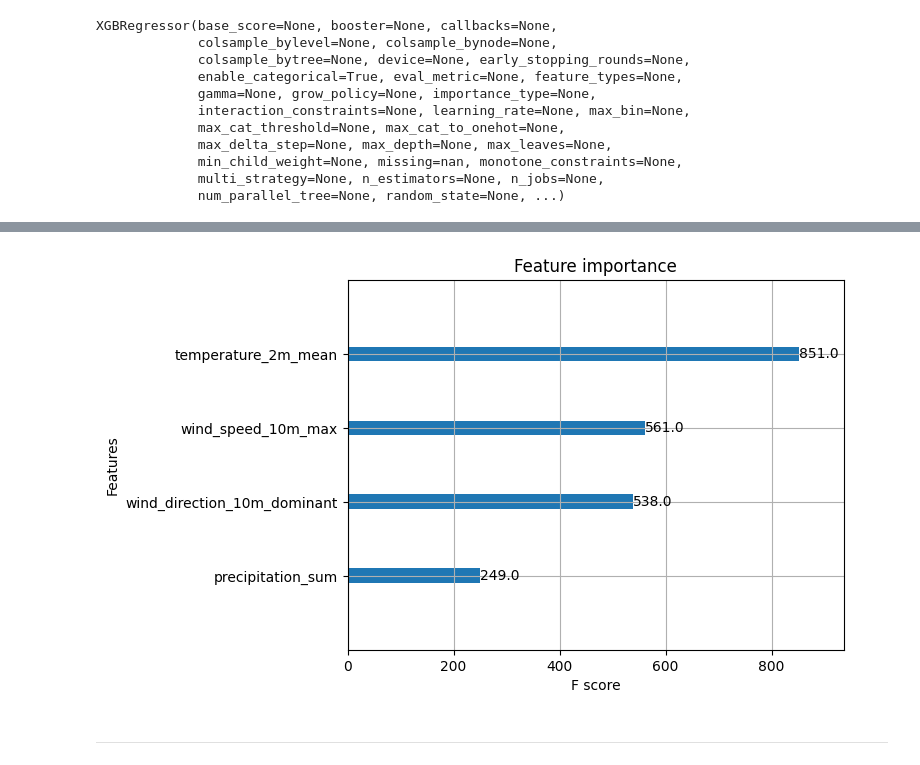
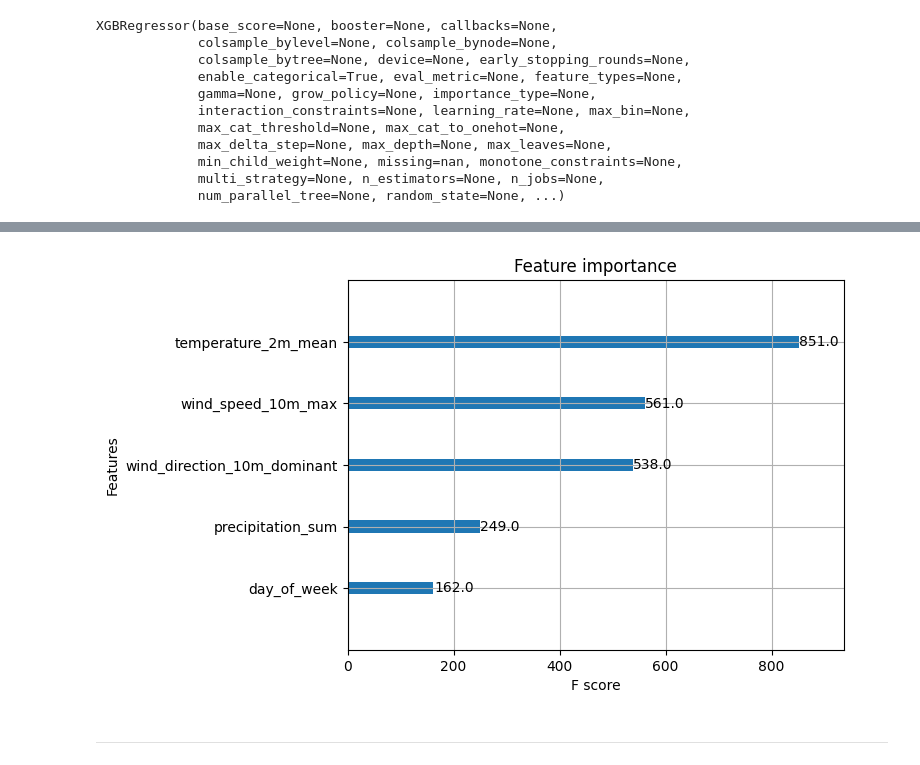
Before and after one commit to gretajonsson/ID2223_project, a Jupyter notebook: project/training_pipeline.ipynb, the cells around one changed output, grey strips where cells are left out. Saved outputs shown, nothing was run; the diff lists cells and outputs as text; code cells hidden in the pictures.

```diff
--- a/project/training_pipeline.ipynb
+++ b/project/training_pipeline.ipynb
@@ -235,11 +232,11 @@ NameError: name 'df' is not defined
 # %%
 # Plotting feature importances using the plot_importance function from XGBoost
-plot_importance(xgb_regressor, max_num_features=4)
+plot_importance(xgb_regressor, max_num_features=5)
 feature_importance_path = images_dir + "/feature_importance.png"
 plt.savefig(feature_importance_path)
 plt.show()
 # %% [output]
-[figure, old version]
+[figure, new version]
 # %% [markdown]
 ---
 # %% [markdown]
```
Also changed, not shown: parts of 11 cells of this notebook, 12 other files.
